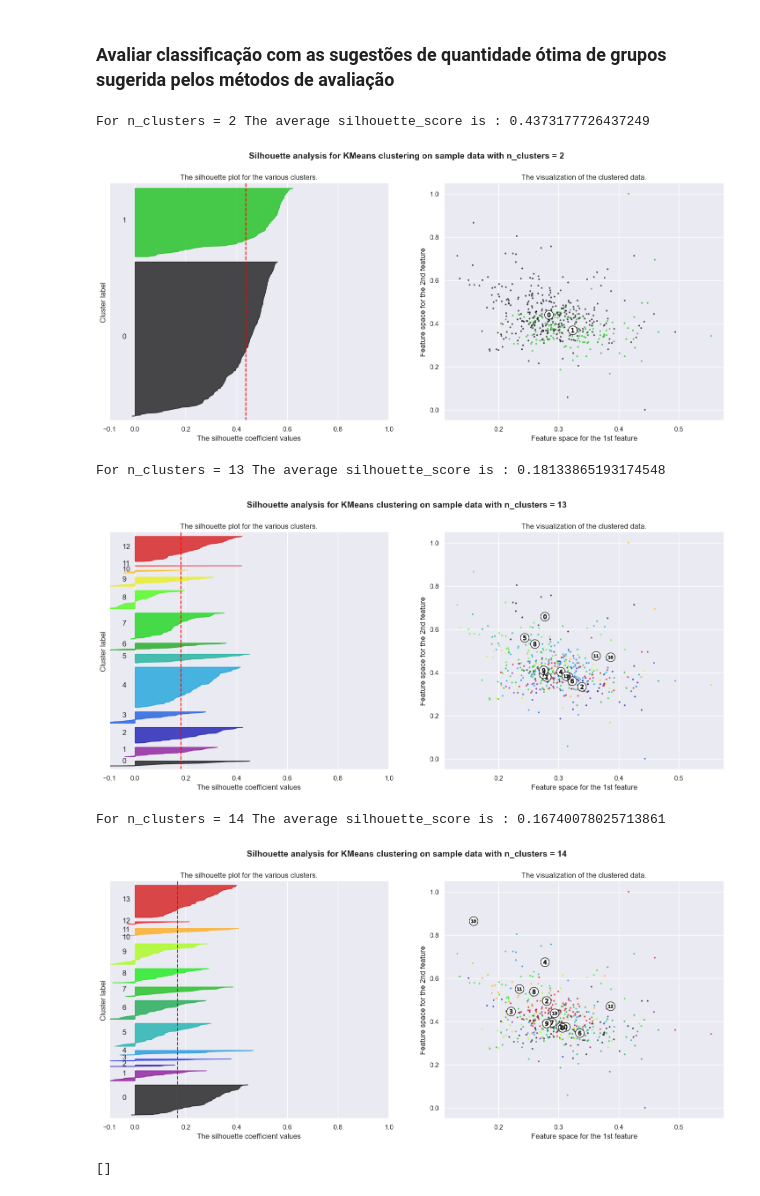
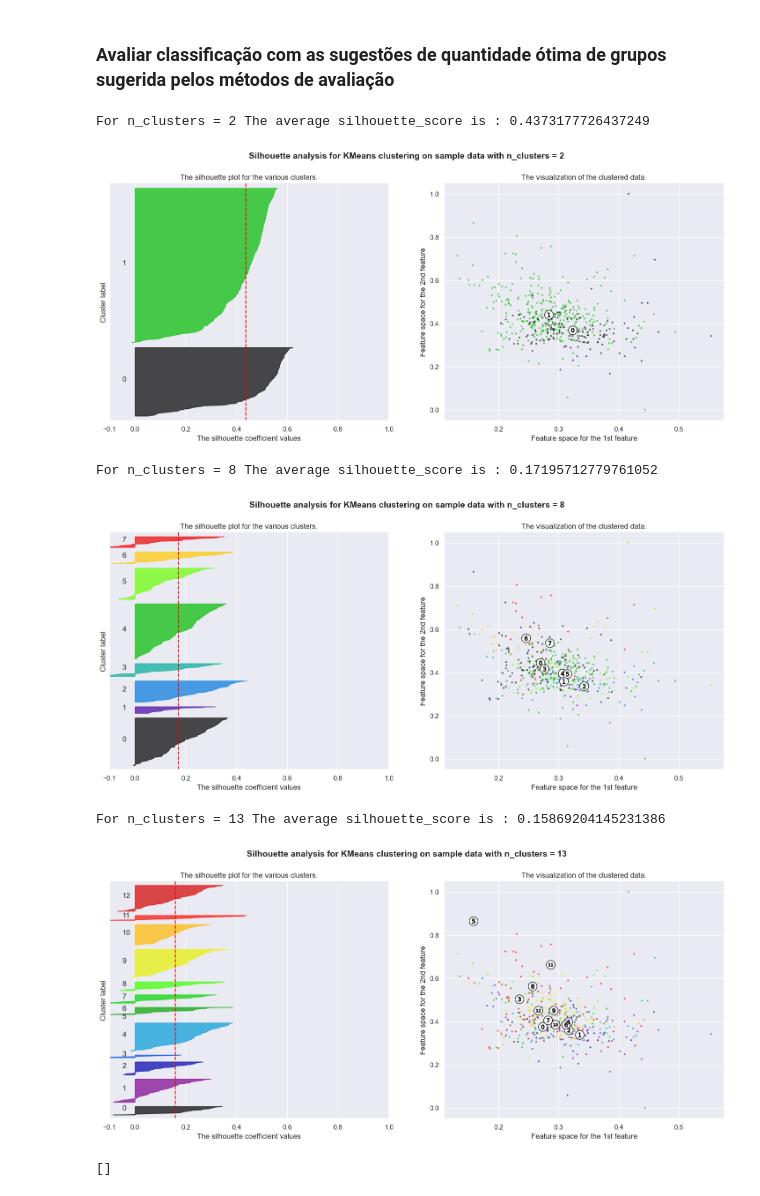
Before and after one commit to DanielCirino/ppginf-smart-k-means, a Jupyter notebook: notebooks/k_means_otimizacao.ipynb, the cells around one changed output. Cells and saved outputs as stored; diff of their text form; code cells hidden in the pictures.

```diff
--- a/notebooks/k_means_otimizacao.ipynb
+++ b/notebooks/k_means_otimizacao.ipynb
@@ -276,17 +276,17 @@ dfArquivo.describe()
 # %%
 
 # Obter classificação com a quantidade de clusters sugerida pelos métodos seleção
-sugestoes_clusters=[2,13,14]
+sugestoes_clusters=[2,8,13]
 for k in sugestoes_clusters:
     classificacao=avaliar_opcoes_arranjo(k,k,dados)
     imprimir_grafico_analise_arranjo(classificacao[0])
 # %% [output]
 For n_clusters = 2 The average silhouette_score is : 0.4373177726437249
-[figure, old version]
+[figure, new version]
-For n_clusters = 13 The average silhouette_score is : 0.18133865193174548
+For n_clusters = 8 The average silhouette_score is : 0.17195712779761052
-[figure, old version]
+[figure, new version]
-For n_clusters = 14 The average silhouette_score is : 0.16740078025713861
+For n_clusters = 13 The average silhouette_score is : 0.15869204145231386
-[figure, old version]
+[figure, new version]
 # %%
 # definir o range de clusters que serão avaliados
 QTD_MIN_CLUSTERS=3
```
Also changed, not shown: parts of 8 cells of this notebook, 1 other file.
